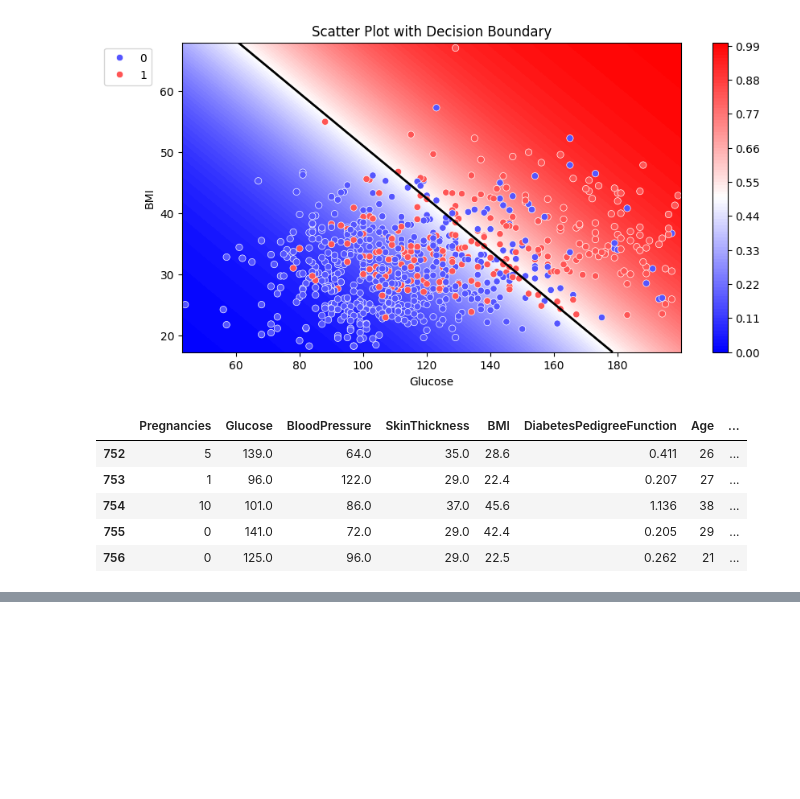
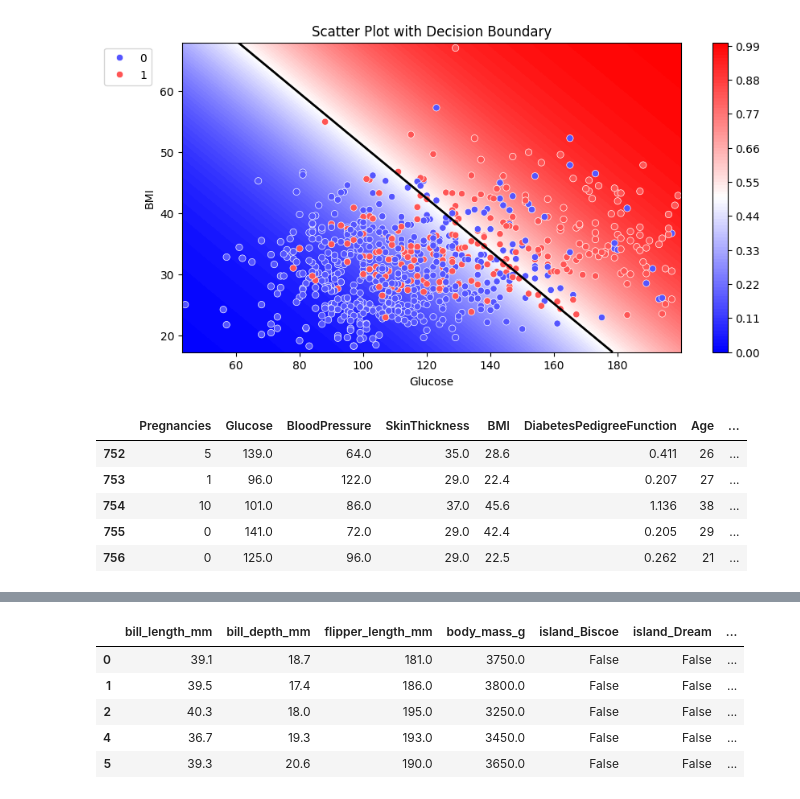
Before and after one commit to arkadijshmelev/for-study, a Jupyter notebook: log_reg.ipynb, the cells around one changed output, grey strips where cells are left out. Cells and saved outputs as stored; diff of their text form; code cells hidden in the pictures; blank space fills up the shorter version.

```diff
--- a/log_reg.ipynb
+++ b/log_reg.ipynb
@@ -95,0 +216,6 @@ X_temp.tail()
+# %%
+penguins_data = penguins_data.dropna()
+# %%
+X = penguins_data.drop('species', axis=1)
+y = penguins_data['species']
+X.head()
@@ -95,0 +229,10 @@ X_temp.tail()
+# %%
+X_dummies = pd.get_dummies(X)
+X_dummies.head()
+# %% [output]
+|  | bill_length_mm | bill_depth_mm | flipper_length_mm | body_mass_g | island_Biscoe | island_Dream | ... |
+| 0 | 39.1 | 18.7 | 181.0 | 3750.0 | False | False | ... |
+| 1 | 39.5 | 17.4 | 186.0 | 3800.0 | False | False | ... |
+| 2 | 40.3 | 18.0 | 195.0 | 3250.0 | False | False | ... |
+| 4 | 36.7 | 19.3 | 193.0 | 3450.0 | False | False | ... |
+| 5 | 39.3 | 20.6 | 190.0 | 3650.0 | False | False | ... |
```
Also changed, not shown: parts of 16 cells of this notebook.
